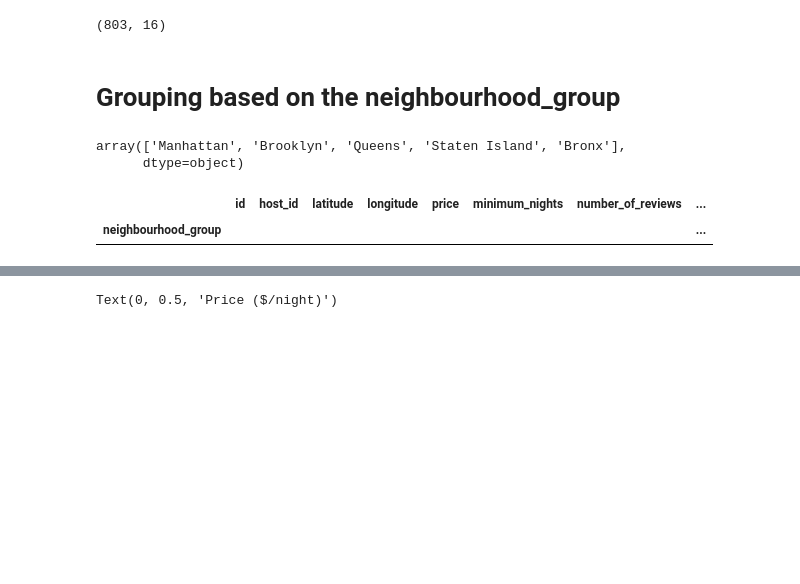
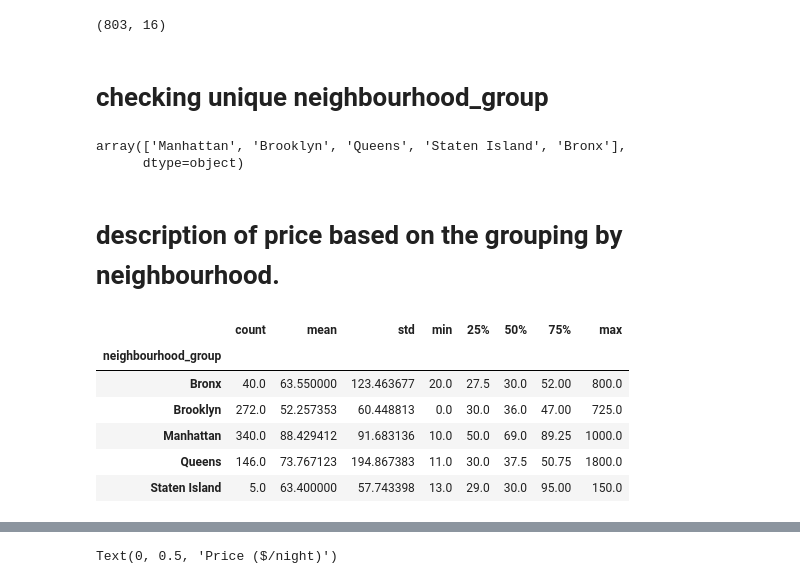
Before and after one commit to Vyaghri-Sista/RentalProperty-prediction, a Jupyter notebook: FirstQuestion.ipynb, the cells around one changed output, grey strips where cells are left out. Saved outputs shown, nothing was run; the diff lists cells and outputs as text; code cells hidden in the pictures; blank space fills up the shorter version.

```diff
--- a/FirstQuestion.ipynb
+++ b/FirstQuestion.ipynb
@@ -66,17 +60,24 @@ home.shape
 Sr.shape
 # %% [output]
 (803, 16)
-# %% [markdown]
-# Grouping based on the neighbourhood_group
+# %% [markdown]
+# checking unique neighbourhood_group
 # %%
 pr['neighbourhood_group'].unique()
 # %% [output]
 array(['Manhattan', 'Brooklyn', 'Queens', 'Staten Island', 'Bronx'],
       dtype=object)
+# %% [markdown]
+# description of price based on the grouping by neighbourhood.
 # %%
-pr.groupby(pr['neighbourhood_group']).mean()
-home.groupby(home['neighbourhood_group']).mean()
-Sr.groupby(pr['neighbourhood_group']).mean()
+pr.groupby(pr['neighbourhood_group']).price.describe()
+home.groupby(home['neighbourhood_group']).price.describe()
+Sr.groupby(Sr['neighbourhood_group']).price.describe()
 # %% [output]
-|  | id | host_id | latitude | longitude | price | minimum_nights | number_of_reviews | ... |
-| neighbourhood_group |  |  |  |  |  |  |  | ... |
+|  | count | mean | std | min | 25% | 50% | 75% | max |
+| neighbourhood_group |  |  |  |  |  |  |  |  |
+| Bronx | 40.0 | 63.550000 | 123.463677 | 20.0 | 27.5 | 30.0 | 52.00 | 800.0 |
+| Brooklyn | 272.0 | 52.257353 | 60.448813 | 0.0 | 30.0 | 36.0 | 47.00 | 725.0 |
+| Manhattan | 340.0 | 88.429412 | 91.683136 | 10.0 | 50.0 | 69.0 | 89.25 | 1000.0 |
+| Queens | 146.0 | 73.767123 | 194.867383 | 11.0 | 30.0 | 37.5 | 50.75 | 1800.0 |
+| Staten Island | 5.0 | 63.400000 | 57.743398 | 13.0 | 29.0 | 30.0 | 95.00 | 150.0 |
```
Also changed, not shown: parts of 24 cells of this notebook, 4 other files.
